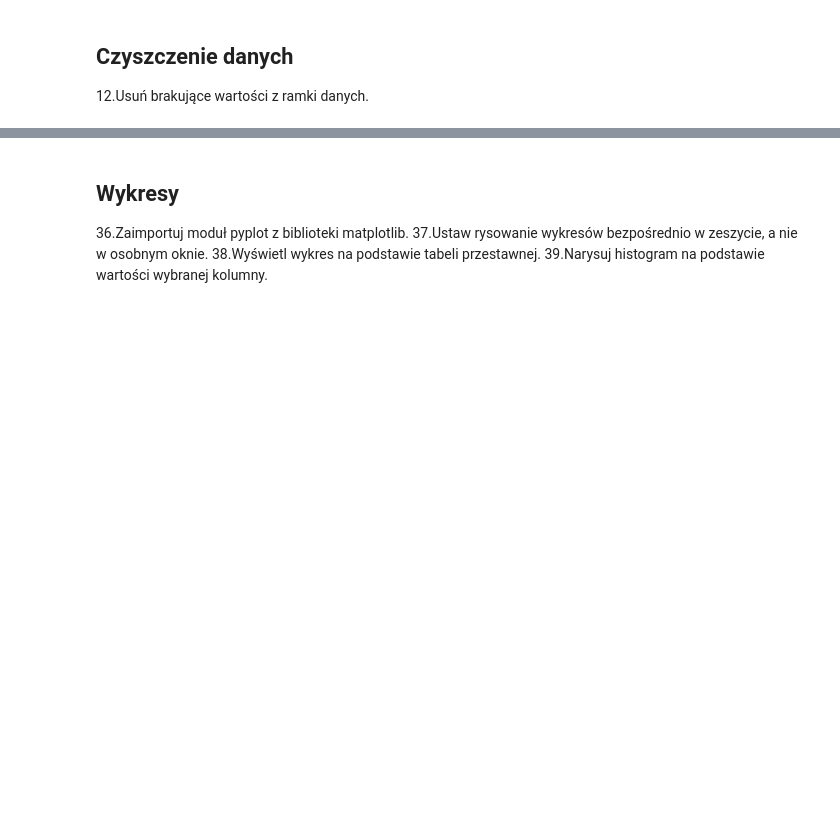
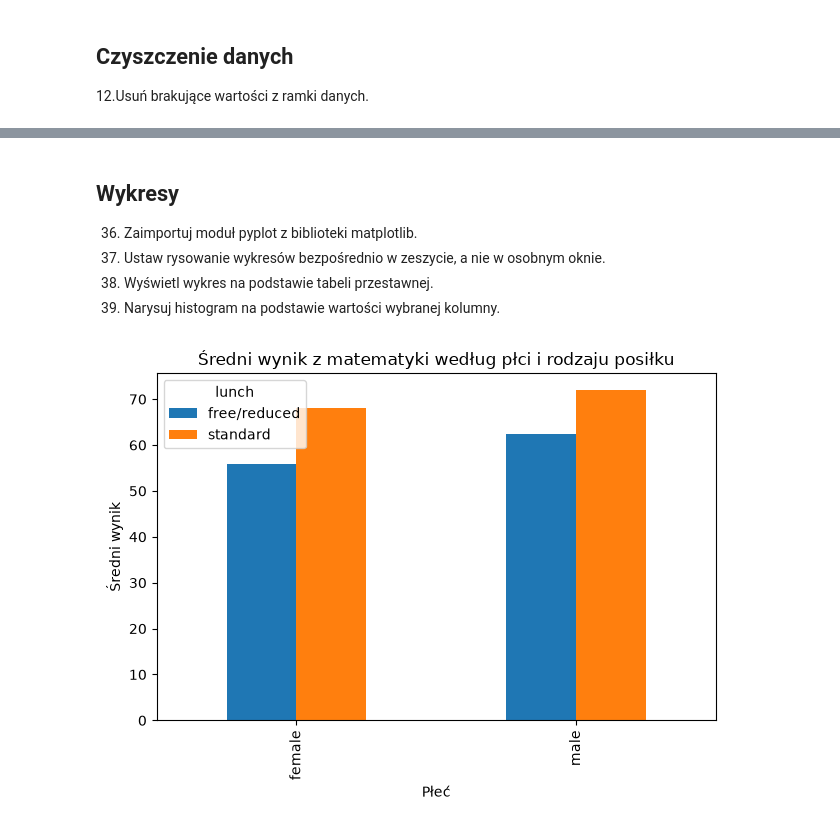
Before and after one commit to DawLip/NOD, a Jupyter notebook: 1.ipynb, the cells around one changed output, grey strips where cells are left out. Saved outputs shown, nothing was run; the diff lists cells and outputs as text; code cells hidden in the pictures; blank space fills up the shorter version.

```diff
--- a/1.ipynb
+++ b/1.ipynb
@@ -78,0 +83,7 @@ pd.DataFrame(dane_lista, columns=["imie", "wynik"])
+# %%
+#4 Wczytaj dane z pliku CSV (oraz XLSX) do ramki danych.
+import kagglehub
+
+path = kagglehub.dataset_download("spscientist/students-performance-in-exams")
+df = pd.read_csv(f"{path}/StudentsPerformance.csv")
+df.head()
@@ -105,0 +345,3 @@ sposoby.
+# %%
+#18 Utwórz nową kolumnę na podstawie istniejących.
+df["total score"] = df["math score"] + df["reading score"] + df["writing score"]
@@ -129,0 +548,4 @@ wybranych kolumn oraz liczbę wartości i medianę dla pozostałych.
+# %%
+#33 Utwórz tabelę przestawną (pivot table) na podstawie ramki danych.
+df_pivot = pd.pivot_table(df, values="math score", index="gender", columns="lunch", aggfunc="mean")
+display(df_pivot)
@@ -130,6 +583,6 @@ wybranych kolumn oraz liczbę wartości i medianę dla pozostałych.
 # %% [markdown]
 ## Wykresy
-36.Zaimportuj moduł pyplot z biblioteki matplotlib.
-37.Ustaw rysowanie wykresów bezpośrednio w zeszycie, a nie w osobnym oknie.
-38.Wyświetl wykres na podstawie tabeli przestawnej.
-39.Narysuj histogram na podstawie wartości wybranej kolumny.
+36. Zaimportuj moduł pyplot z biblioteki matplotlib.
+37. Ustaw rysowanie wykresów bezpośrednio w zeszycie, a nie w osobnym oknie.
+38. Wyświetl wykres na podstawie tabeli przestawnej.
+39. Narysuj histogram na podstawie wartości wybranej kolumny.
@@ -135,0 +595,9 @@ wybranych kolumn oraz liczbę wartości i medianę dla pozostałych.
+# %%
+#38 Wyświetl wykres na podstawie tabeli przestawnej.
+df_pivot.plot(kind="bar", title="Średni wynik z matematyki według płci i rodzaju posiłku")
+plt.ylabel("Średni wynik")
+plt.xlabel("Płeć")
+plt.tight_layout()
+plt.show()
+# %% [output]
+[figure, added]
```
Also changed, not shown: parts of 50 cells of this notebook.
